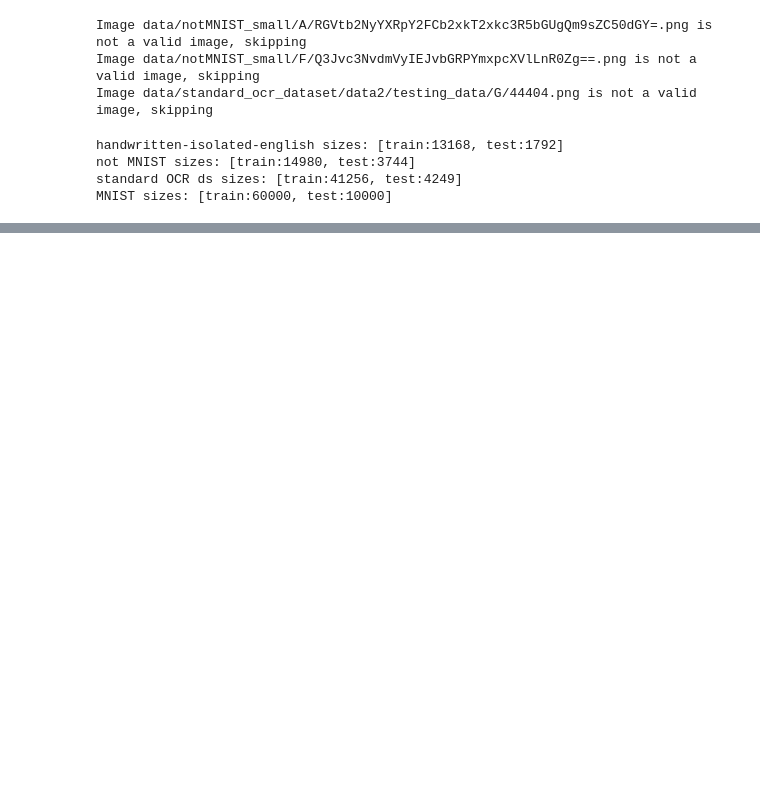
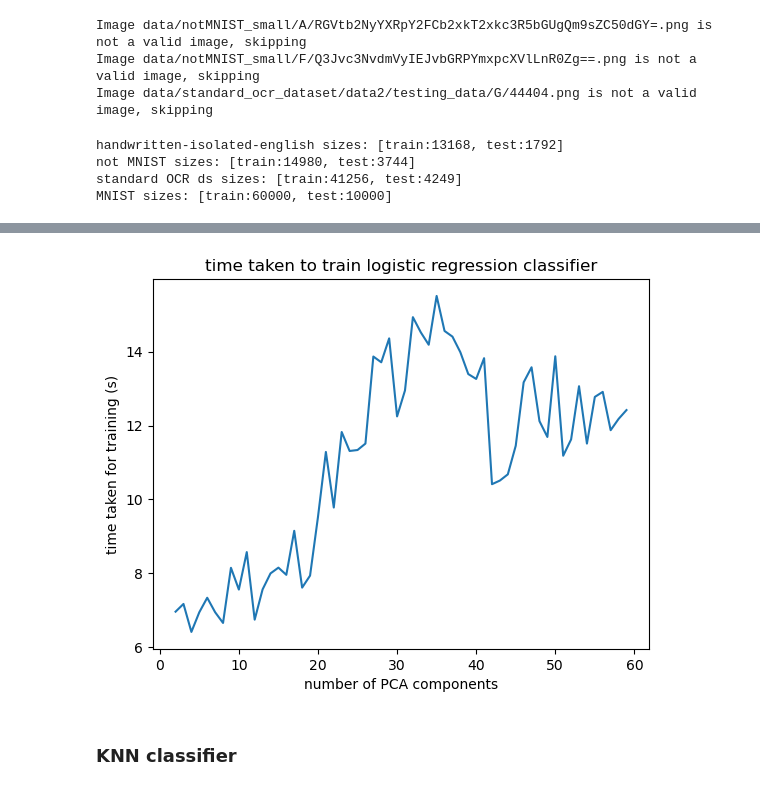
Before and after one commit to jerukan/ece271b-project, a Jupyter notebook: prcode.ipynb, the cells around one changed output, grey strips where cells are left out. Cells and saved outputs as stored; diff of their text form; code cells hidden in the pictures; blank space fills up the shorter version.

```diff
--- a/prcode.ipynb
+++ b/prcode.ipynb
@@ -374,0 +396,10 @@ Text(0, 0.5, 'time taken for predictions (s)')
+# %%
+plt.plot(range(2, 60), logreg_pca_results["traintimes"], label="predict time")
+plt.xlabel("number of PCA components")
+plt.ylabel("time taken for training (s)")
+plt.title("time taken to train logistic regression classifier")
+plt.show()
+# %% [output]
+[figure, added]
+# %% [markdown]
+### KNN classifier
```
Also changed, not shown: parts of 49 cells of this notebook.
